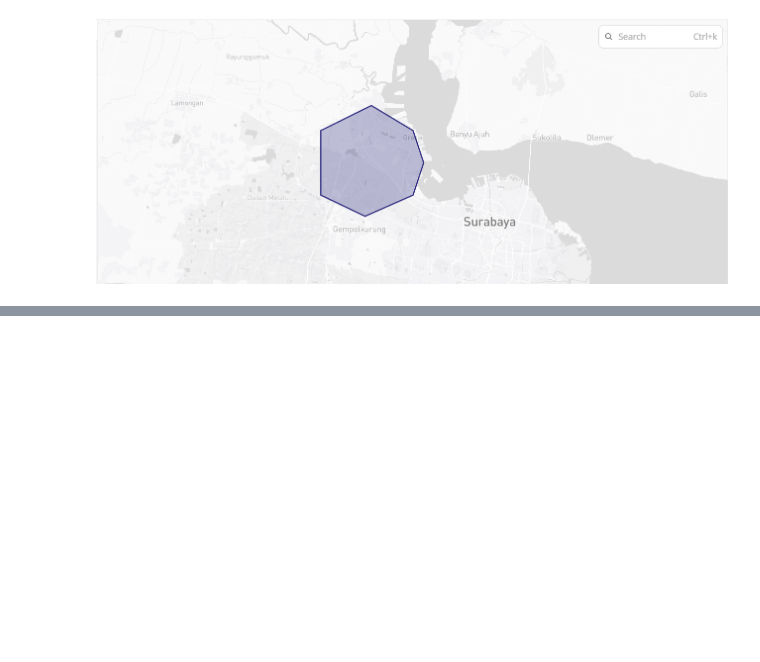
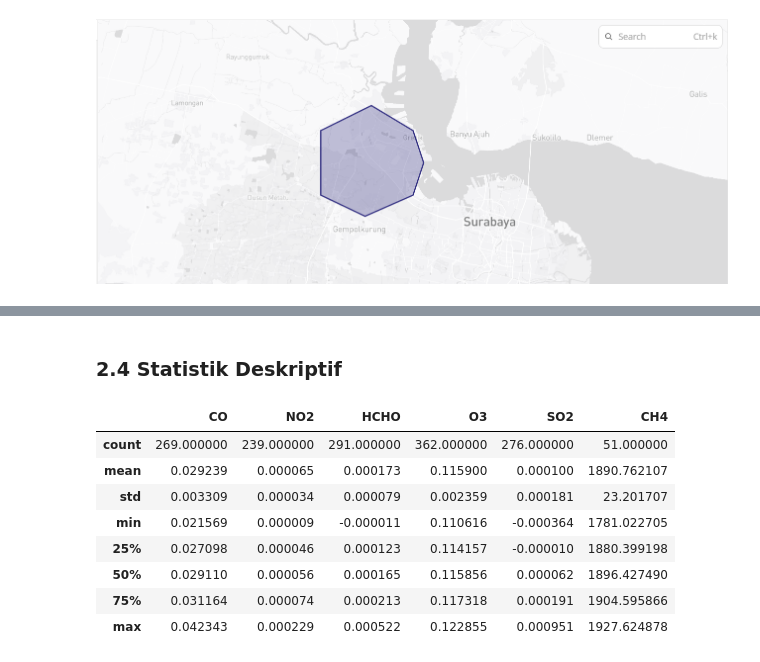
Before and after one commit to Farihinsyah/PSD, a Jupyter notebook: _sources/Crawling_Polutan_Gresik.ipynb, the cells around one changed output, grey strips where cells are left out. Saved outputs shown, nothing was run; the diff lists cells and outputs as text; code cells hidden in the pictures; blank space fills up the shorter version.

```diff
--- a/_sources/Crawling_Polutan_Gresik.ipynb
+++ b/_sources/Crawling_Polutan_Gresik.ipynb
@@ -533,0 +110,20 @@ Pada tahap *data understanding*, dilakukan pemeriksaan terhadap struktur data, j
+# %%
+daftar_polutan = ["CO", "NO2", "HCHO", "O3", "SO2", "CH4"]
+
+tanggal_mulai = "2025-08-31"
+tanggal_akhir = "2026-09-01"
+
+
+def ambil_dan_unduh(kode_polutan):
+    # Menarik satu jenis polutan dari SENTINEL_5P_L2 dan menyimpannya sebagai NetCDF.
+    kubus = connection.load_collection(
+        "SENTINEL_5P_L2",
+        temporal_extent=[tanggal_mulai, tanggal_akhir],
+        spatial_extent=bbox,
+        bands=[kode_polutan],
+    )
+    kubus_harian = kubus.aggregate_temporal_period(reducer="mean", period="day")
+
+    nama_file = f"{kode_polutan}_Gresik.nc"
+    kubus_harian.execute_batch(title=f"Data {kode_polutan} Gresik", outputfile=nama_file)
+    return nama_file
@@ -533,0 +249,14 @@ Pada tahap *data understanding*, dilakukan pemeriksaan terhadap struktur data, j
+# %% [markdown]
+ ### 2.4 Statistik Deskriptif
+# %%
+df[daftar_polutan].describe()
+# %% [output]
+|  | CO | NO2 | HCHO | O3 | SO2 | CH4 |
+| count | 269.000000 | 239.000000 | 291.000000 | 362.000000 | 276.000000 | 51.000000 |
+| mean | 0.029239 | 0.000065 | 0.000173 | 0.115900 | 0.000100 | 1890.762107 |
+| std | 0.003309 | 0.000034 | 0.000079 | 0.002359 | 0.000181 | 23.201707 |
+| min | 0.021569 | 0.000009 | -0.000011 | 0.110616 | -0.000364 | 1781.022705 |
+| 25% | 0.027098 | 0.000046 | 0.000123 | 0.114157 | -0.000010 | 1880.399198 |
+| 50% | 0.029110 | 0.000056 | 0.000165 | 0.115856 | 0.000062 | 1896.427490 |
+| 75% | 0.031164 | 0.000074 | 0.000213 | 0.117318 | 0.000191 | 1904.595866 |
+| max | 0.042343 | 0.000229 | 0.000522 | 0.122855 | 0.000951 | 1927.624878 |
```
Also changed, not shown: parts of 75 cells of this notebook, 7 other files.
